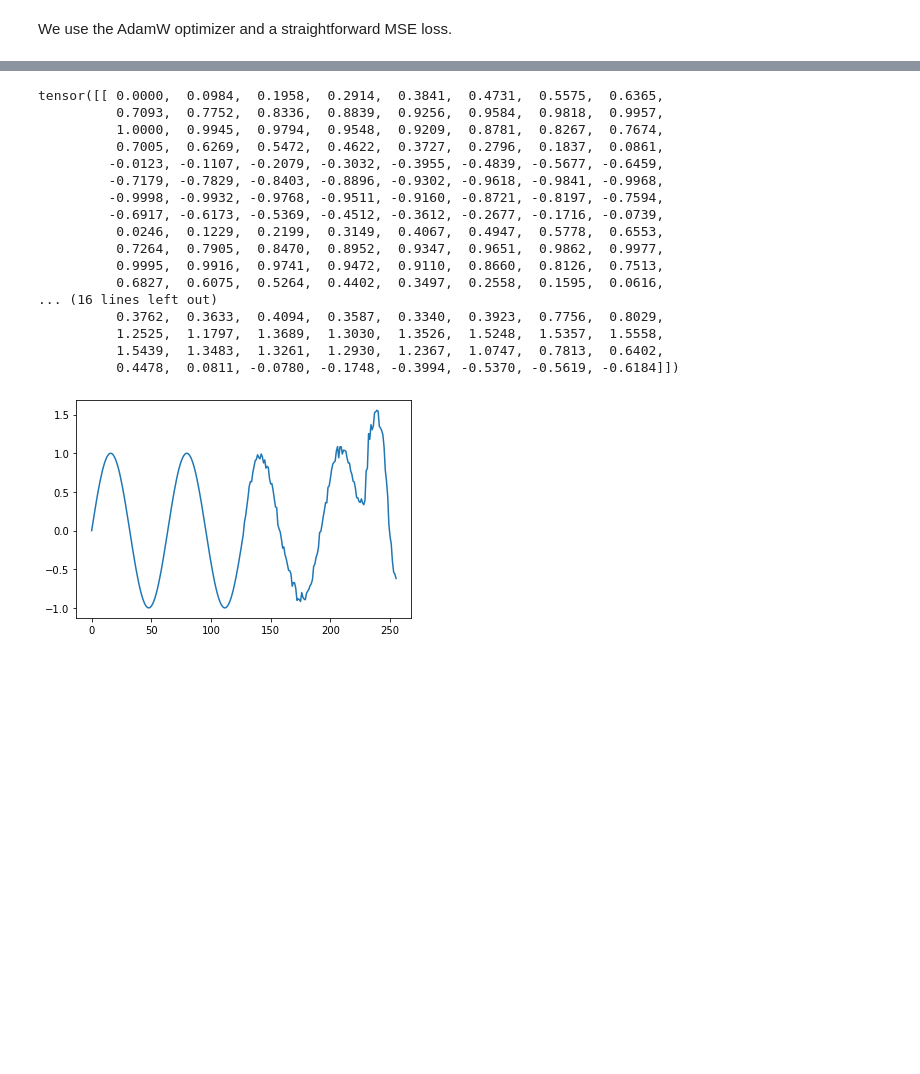
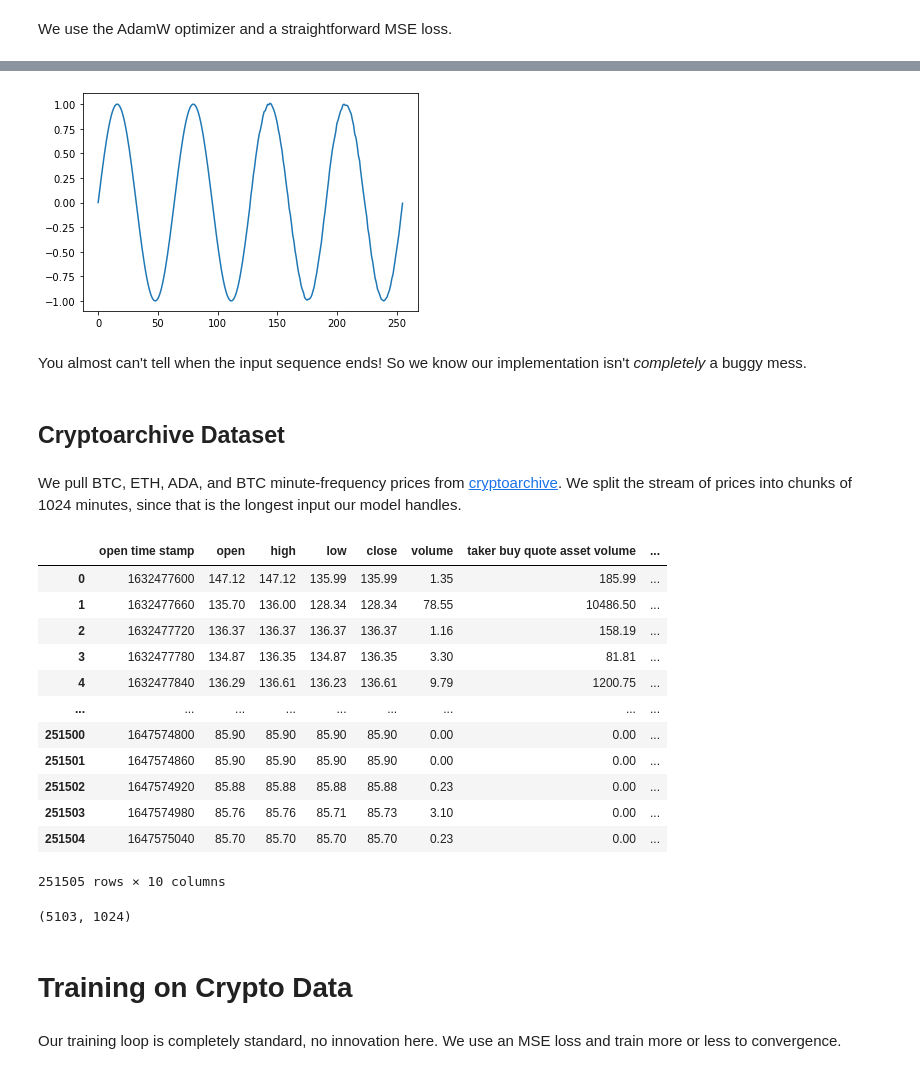
Before and after one commit to zhangir-azerbayev/time-series-circuits, a Jupyter notebook: main.ipynb, the cells around one changed output, grey strips where cells are left out. Drawn from its saved outputs; the diff is of its cells as text; code cells hidden in the pictures; blank space fills up the shorter version.

```diff
--- a/main.ipynb
+++ b/main.ipynb
@@ -224,28 +229,16 @@ plt.plot(log_losses)
 # %%
-test = sinewave[:128].unsqueeze(dim=0)
+test = sinewave[:128].unsqueeze(dim=0).to(device)
 
 with torch.no_grad():
     completion = minimodel.batch_generate(test, 128)
 
-print(completion)
-plt.plot(completion[0])
+plt.plot(completion[0].cpu())
 plt.show()
 # %% [output]
-tensor([[ 0.0000,  0.0984,  0.1958,  0.2914,  0.3841,  0.4731,  0.5575,  0.6365,
-          0.7093,  0.7752,  0.8336,  0.8839,  0.9256,  0.9584,  0.9818,  0.9957,
-          1.0000,  0.9945,  0.9794,  0.9548,  0.9209,  0.8781,  0.8267,  0.7674,
-          0.7005,  0.6269,  0.5472,  0.4622,  0.3727,  0.2796,  0.1837,  0.0861,
-         -0.0123, -0.1107, -0.2079, -0.3032, -0.3955, -0.4839, -0.5677, -0.6459,
-         -0.7179, -0.7829, -0.8403, -0.8896, -0.9302, -0.9618, -0.9841, -0.9968,
-         -0.9998, -0.9932, -0.9768, -0.9511, -0.9160, -0.8721, -0.8197, -0.7594,
-         -0.6917, -0.6173, -0.5369, -0.4512, -0.3612, -0.2677, -0.1716, -0.0739,
-          0.0246,  0.1229,  0.2199,  0.3149,  0.4067,  0.4947,  0.5778,  0.6553,
-          0.7264,  0.7905,  0.8470,  0.8952,  0.9347,  0.9651,  0.9862,  0.9977,
-          0.9995,  0.9916,  0.9741,  0.9472,  0.9110,  0.8660,  0.8126,  0.7513,
-          0.6827,  0.6075,  0.5264,  0.4402,  0.3497,  0.2558,  0.1595,  0.0616,
-... (16 lines left out)
-          0.3762,  0.3633,  0.4094,  0.3587,  0.3340,  0.3923,  0.7756,  0.8029,
-          1.2525,  1.1797,  1.3689,  1.3030,  1.3526,  1.5248,  1.5357,  1.5558,
-          1.5439,  1.3483,  1.3261,  1.2930,  1.2367,  1.0747,  0.7813,  0.6402,
-          0.4478,  0.0811, -0.0780, -0.1748, -0.3994, -0.5370, -0.5619, -0.6184]])
-[figure, old version]
+[figure, new version]
+# %% [markdown]
+You almost can't tell when the input sequence ends! So we know our implementation isn't *completely* a buggy mess.
+# %% [markdown]
+## Cryptoarchive Dataset
+# %% [markdown]
+We pull BTC, ETH, ADA, and BTC minute-frequency prices from [cryptoarchive](https://www.cryptoarchive.com.au/dashboard). We split the stream of prices into chunks of 1024 minutes, since that is the longest input our model handles.
@@ -251,0 +247,25 @@ tensor([[ 0.0000,  0.0984,  0.1958,  0.2914,  0.3841,  0.4731,  0.5575,  0.6365,
+# %%
+names = ["open time stamp", "open", "high", "low", "close", "volume",
+        "taker buy quote asset volume", "taker buy base asset volume",
+        "quote asset volume", "number of trades"]
+
+sol_dataframe = pandas.read_csv("SOLUSDC.csv", sep="|", names=names)
+eth_dataframe = pandas.read_csv("ETHUSDC.csv", sep="|", names=names)
+ada_dataframe = pandas.read_csv("ADAUSDC.csv", sep="|", names=names)
+btc_dataframe = pandas.read_csv("BTCUSDC.csv", sep="|", names=names)
+# %%
+sol_dataframe
+# %% [output]
+|  | open time stamp | open | high | low | close | volume | taker buy quote asset volume | ... |
+| 0 | 1632477600 | 147.12 | 147.12 | 135.99 | 135.99 | 1.35 | 185.99 | ... |
+| 1 | 1632477660 | 135.70 | 136.00 | 128.34 | 128.34 | 78.55 | 10486.50 | ... |
+| 2 | 1632477720 | 136.37 | 136.37 | 136.37 | 136.37 | 1.16 | 158.19 | ... |
+| 3 | 1632477780 | 134.87 | 136.35 | 134.87 | 136.35 | 3.30 | 81.81 | ... |
+| 4 | 1632477840 | 136.29 | 136.61 | 136.23 | 136.61 | 9.79 | 1200.75 | ... |
+| ... | ... | ... | ... | ... | ... | ... | ... | ... |
+| 251500 | 1647574800 | 85.90 | 85.90 | 85.90 | 85.90 | 0.00 | 0.00 | ... |
+| 251501 | 1647574860 | 85.90 | 85.90 | 85.90 | 85.90 | 0.00 | 0.00 | ... |
+| 251502 | 1647574920 | 85.88 | 85.88 | 85.88 | 85.88 | 0.23 | 0.00 | ... |
+| 251503 | 1647574980 | 85.76 | 85.76 | 85.71 | 85.73 | 3.10 | 0.00 | ... |
+| 251504 | 1647575040 | 85.70 | 85.70 | 85.70 | 85.70 | 0.23 | 0.00 | ... |
+251505 rows × 10 columns
@@ -251,0 +281,15 @@ tensor([[ 0.0000,  0.0984,  0.1958,  0.2914,  0.3841,  0.4731,  0.5575,  0.6365,
+# %%
+
+sol_mat = df_to_numpy(sol_dataframe, MAX_SEQLEN)
+eth_mat = df_to_numpy(eth_dataframe, MAX_SEQLEN)
+ada_mat = df_to_numpy(ada_dataframe, MAX_SEQLEN)
+btc_mat = df_to_numpy(btc_dataframe, MAX_SEQLEN)
+
+
+all_mat = np.concatenate((sol_mat, eth_mat, ada_mat, btc_mat))
+
+np.random.shuffle(all_mat)
+
+print(all_mat.shape)
+# %% [output]
+(5103, 1024)
@@ -251,0 +302,4 @@ tensor([[ 0.0000,  0.0984,  0.1958,  0.2914,  0.3841,  0.4731,  0.5575,  0.6365,
+# %% [markdown]
+# Training on Crypto Data
+# %% [markdown]
+Our training loop is completely standard, no innovation here. We use an MSE loss and train more or less to convergence.
```
Also changed, not shown: parts of 31 cells of this notebook.
